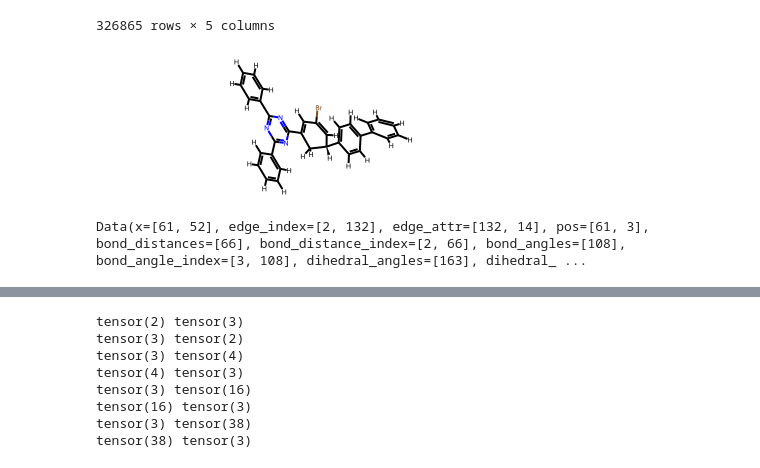
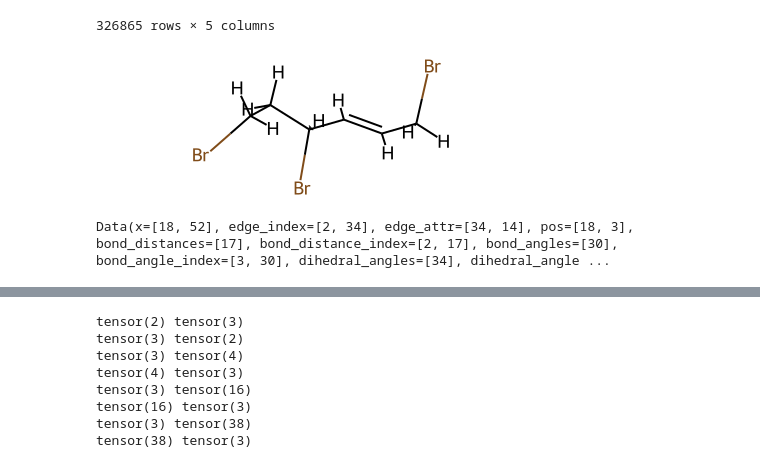
Before and after one commit to JellyJoe13/Masterthesis_PTIGNN, a Jupyter notebook: notebooks/dev/chemical_functions.ipynb, the cells around one changed output, grey strips where cells are left out. Saved outputs shown, nothing was run; the diff lists cells and outputs as text; code cells hidden in the pictures.

```diff
--- a/notebooks/dev/chemical_functions.ipynb
+++ b/notebooks/dev/chemical_functions.ipynb
@@ -27,18 +27,18 @@ display(df)
 # %%
 # mol_example = df.rdkit_mol_cistrans_stereo.iloc[6]# 0
 mol_example = smiles_to_3d_mol(
-    df.ID.iloc[6],
+    df.ID.iloc[80],
     max_number_of_attempts=100,
     max_number_of_atoms=100
 )
 display(mol_example)
 # %% [output]
-[figure, old version]
+[figure, new version]
 # %%
 data = get_chiro_data_from_mol(mol_example)
 display(data)
 # %% [output]
-Data(x=[61, 52], edge_index=[2, 132], edge_attr=[132, 14], pos=[61, 3], bond_distances=[66], bond_distance_index=[2, 66], bond_angles=[108], bond_angle_index=[3, 108], dihedral_angles=[163], dihedral_ ...
+Data(x=[18, 52], edge_index=[2, 34], edge_attr=[34, 14], pos=[18, 3], bond_distances=[17], bond_distance_index=[2, 17], bond_angles=[30], bond_angle_index=[3, 30], dihedral_angles=[34], dihedral_angle ...
 # %%
 from rdkit import Chem
 from rdkit.Chem import AllChem
```
Also changed, not shown: parts of 30 cells of this notebook, 3 other files.
